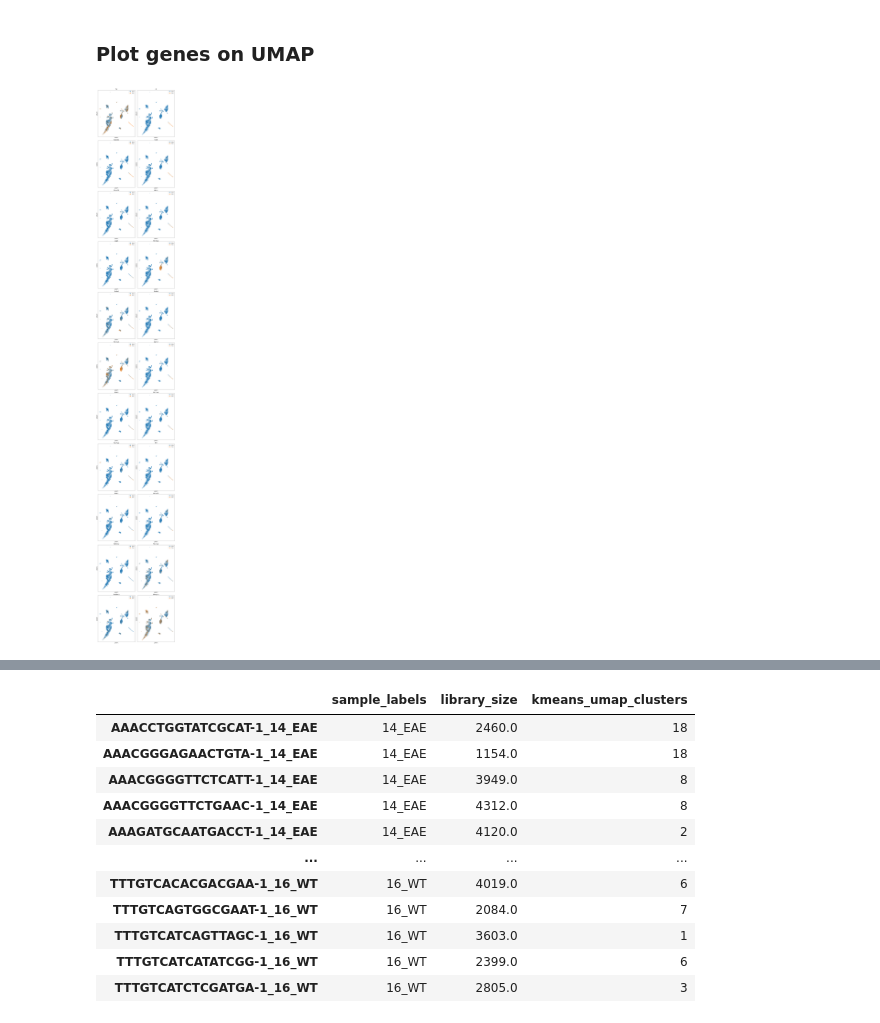
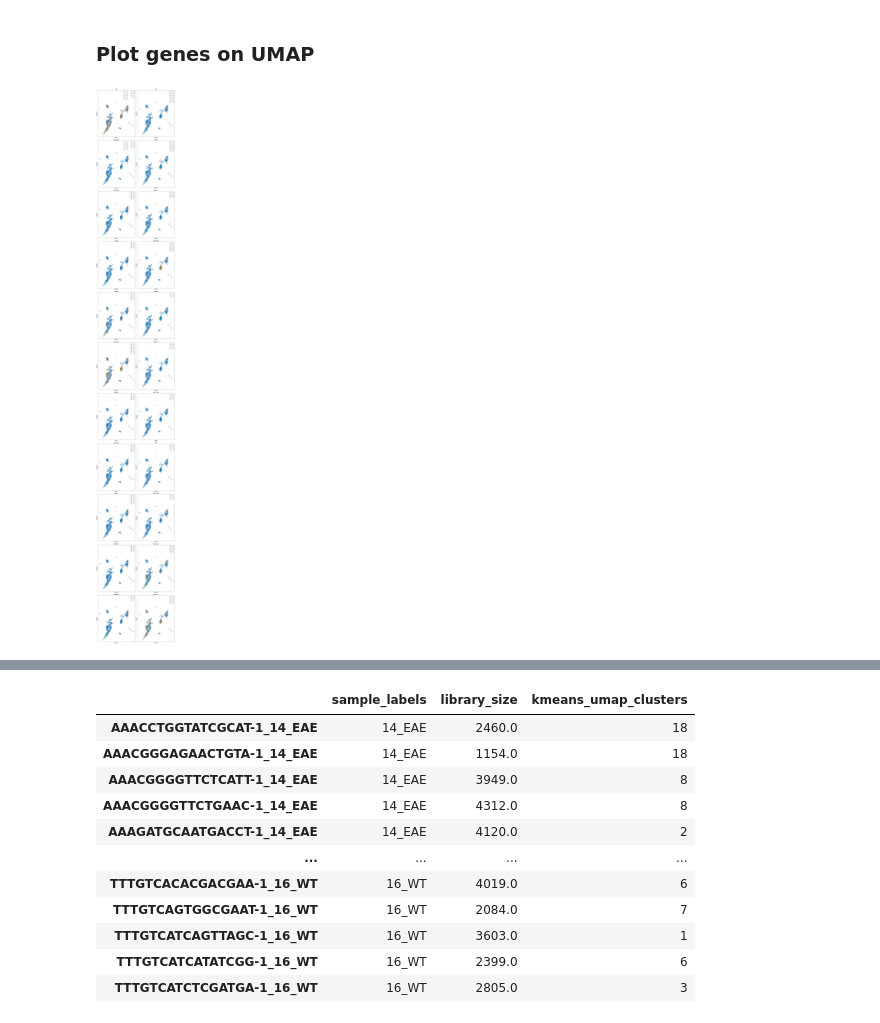
Before and after one commit to SBurwash/CRCHUM, a Jupyter notebook: Python_project/main.ipynb, the cells around one changed output, grey strips where cells are left out. Cells and saved outputs as stored; diff of their text form; code cells hidden in the pictures.

```diff
--- a/Python_project/main.ipynb
+++ b/Python_project/main.ipynb
@@ -174,7 +175,7 @@ def get_cell_type_markers(marker_dataframe, cell_type):
 # %% [markdown]
 ## Plot gene markers
 # %%
-def plot_gene_markers(data, reduced_data, gene_markers, reduced_data_method):
+def plot_gene_markers(data, reduced_data, gene_markers, reduced_data_method, figsize=(14,98)):
     """
     This function identifies specific genes on a plot. It is meant to identify the appropriate clusters
 
@@ -187,9 +188,9 @@ def plot_gene_markers(data, reduced_data, gene_markers, reduced_data_method):
     @returns a plot
     """
     n_cols = 2
-    n_rows = round(len(gene_markers)/2)
+    n_rows = math.ceil(len(gene_markers)/2)
 
-    fig, axes = plt.subplots(n_rows, n_cols, figsize=(14,98))
+    fig, axes = plt.subplots(n_rows, n_cols, figsize=figsize)
     for curr_gene, ax in zip(gene_markers, axes.flatten()):
 
         # What cells contain an expression of this gene?
@@ -198,8 +199,13 @@ def plot_gene_markers(data, reduced_data, gene_markers, reduced_data_method):
 
             sort_index = expression.sort_values().index
 
-            scprep.plot.scatter2d(reduced_data.loc[sort_index], c=expression.loc[sort_index] > 0, shuffle=False,
-                                 title=curr_gene, ticks=None, label_prefix=reduced_data_method, ax=ax)
+            scprep.plot.scatter2d(reduced_data.loc[sort_index],
+                                  c=np.where(expression.loc[sort_index]>=10, '10+', expression.loc[sort_index]),
+                                  shuffle=False,
+                                  title=curr_gene,
+                                  ticks=None,
+                                  label_prefix=reduced_data_method,
+                                  ax=ax)
         except:
             print("Gene {} is not in samples".format(curr_gene))
     fig.tight_layout()
@@ -432,28 +437,11 @@ choroid_genes = get_cell_type_markers(gene_markers, "Choroid plexus cells")
 ependymal_genes = get_cell_type_markers(gene_markers, "Ependymal cells")
 # %% [markdown]
 ### Plot genes on UMAP
-# %%
-# genes_for_plotting = ependymal_genes
-
-# n_cols = 2
-# n_rows = round(len(genes_for_plotting)/2)
-
-# fig, axes = plt.subplots(n_rows ,n_cols, figsize=(14,98))
-# for curr_gene, ax in zip(genes_for_plotting, axes.flatten()):
-
-#     # What cells contain an expression of this gene?
-#     try:
-#         expression = scprep.select.select_cols(data, exact_word=curr_gene)
-
-#         sort_index = expression.sort_values().index
-
-#         scprep.plot.scatter2d(data_umap.loc[sort_index], c=expression.loc[sort_index] > 0, shuffle=False,
-#                              title=curr_gene, ticks=None, label_prefix='UMAP', ax=ax)
-#     except:
-#         print("Gene {} is not in samples".format(curr_gene))
-# fig.tight_layout()
-plot_gene_markers(data, data_umap, choroid_genes, "UMAP")
-# np.set_printoptions(threshold=np.inf)
-# data.columns.values
-# %% [output]
-[figure, removed]
+# %%
+plot_gene_markers(data=data,
+                  reduced_data=data_umap,
+                  gene_markers=choroid_genes,
+                  reduced_data_method="UMAP",
+                  figsize=(14,98))
+# %% [output]
+[figure, added]
```
Also changed, not shown: parts of 10 cells of this notebook.
